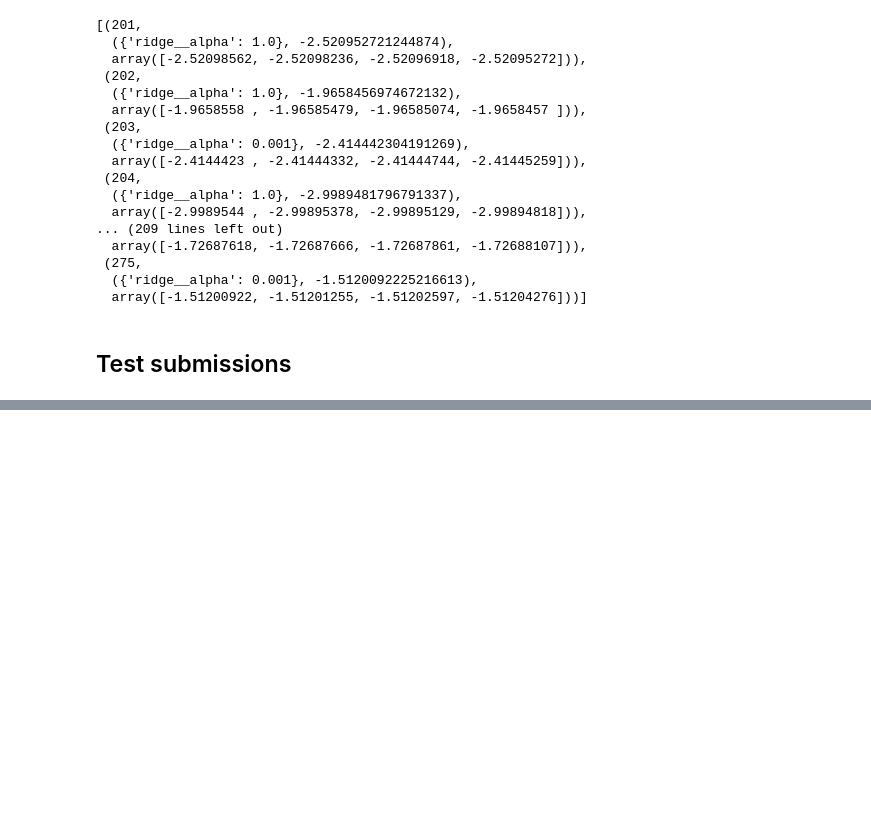
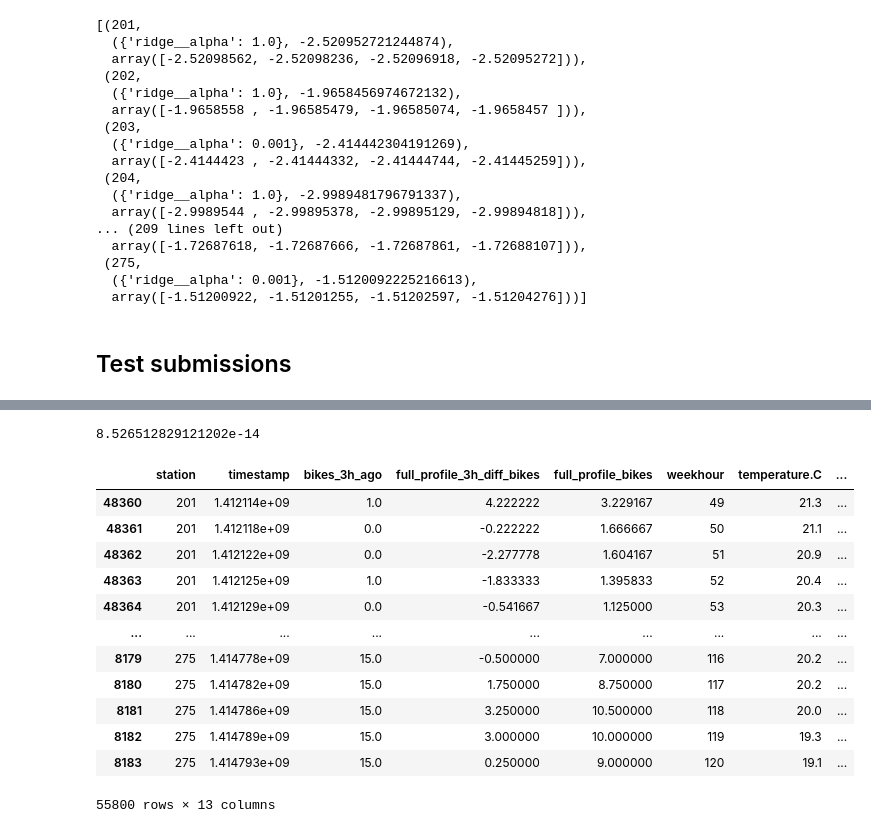
Before and after one commit to tashinam/morebikes, a Jupyter notebook: linear-models.ipynb, the cells around one changed output, grey strips where cells are left out. Saved outputs shown, nothing was run; the diff lists cells and outputs as text; code cells hidden in the pictures; blank space fills up the shorter version.

```diff
--- a/linear-models.ipynb
+++ b/linear-models.ipynb
@@ -18,7 +20,7 @@ import os
 df = load_all_processed_data()
 
 # if bikes_3h_ago is missing then assume number of bikes hasn't changed
-df['bikes_3h_ago'] = df['bikes_3h_ago'].fillna(df['bikes'])
+# df['bikes_3h_ago'] = df['bikes_3h_ago'].fillna(df['bikes'])
 
 # # use station & weekhour group means to fill in missing profile and 3h ago values
 for column in ['bikes_3h_ago', 'full_profile_3h_diff_bikes', 'full_profile_bikes']:
@@ -440,0 +455,6 @@ per_station_model_submission(per_station_model_regr(LinearRegression(normalize=F
+# %%
+(another['bikes'] - anotherp3['bikes']).abs().max()
+# %% [output]
+8.526512829121202e-14
+# %%
+features = ['bikes_3h_ago', 'full_profile_3h_diff_bikes', 'full_profile_bikes', 'weekhour', 'temperature.C', 'windMeanSpeed.m.s', 'relHumidity.HR', 'airPressure.mb', 'hour', 'day', 'windMaxSpeed.m.s']
@@ -440,0 +463,18 @@ per_station_model_submission(per_station_model_regr(LinearRegression(normalize=F
+# %%
+df.sort_values(['station', 'timestamp'], inplace=True)
+# %%
+df[['station', 'timestamp']+features]
+# %% [output]
+|  | station | timestamp | bikes_3h_ago | full_profile_3h_diff_bikes | full_profile_bikes | weekhour | temperature.C | ... |
+| 48360 | 201 | 1.412114e+09 | 1.0 | 4.222222 | 3.229167 | 49 | 21.3 | ... |
+| 48361 | 201 | 1.412118e+09 | 0.0 | -0.222222 | 1.666667 | 50 | 21.1 | ... |
+| 48362 | 201 | 1.412122e+09 | 0.0 | -2.277778 | 1.604167 | 51 | 20.9 | ... |
+| 48363 | 201 | 1.412125e+09 | 1.0 | -1.833333 | 1.395833 | 52 | 20.4 | ... |
+| 48364 | 201 | 1.412129e+09 | 0.0 | -0.541667 | 1.125000 | 53 | 20.3 | ... |
+| ... | ... | ... | ... | ... | ... | ... | ... | ... |
+| 8179 | 275 | 1.414778e+09 | 15.0 | -0.500000 | 7.000000 | 116 | 20.2 | ... |
+| 8180 | 275 | 1.414782e+09 | 15.0 | 1.750000 | 8.750000 | 117 | 20.2 | ... |
+| 8181 | 275 | 1.414786e+09 | 15.0 | 3.250000 | 10.500000 | 118 | 20.0 | ... |
+| 8182 | 275 | 1.414789e+09 | 15.0 | 3.000000 | 10.000000 | 119 | 19.3 | ... |
+| 8183 | 275 | 1.414793e+09 | 15.0 | 0.250000 | 9.000000 | 120 | 19.1 | ... |
+55800 rows × 13 columns
```
Also changed, not shown: parts of 15 cells of this notebook.
